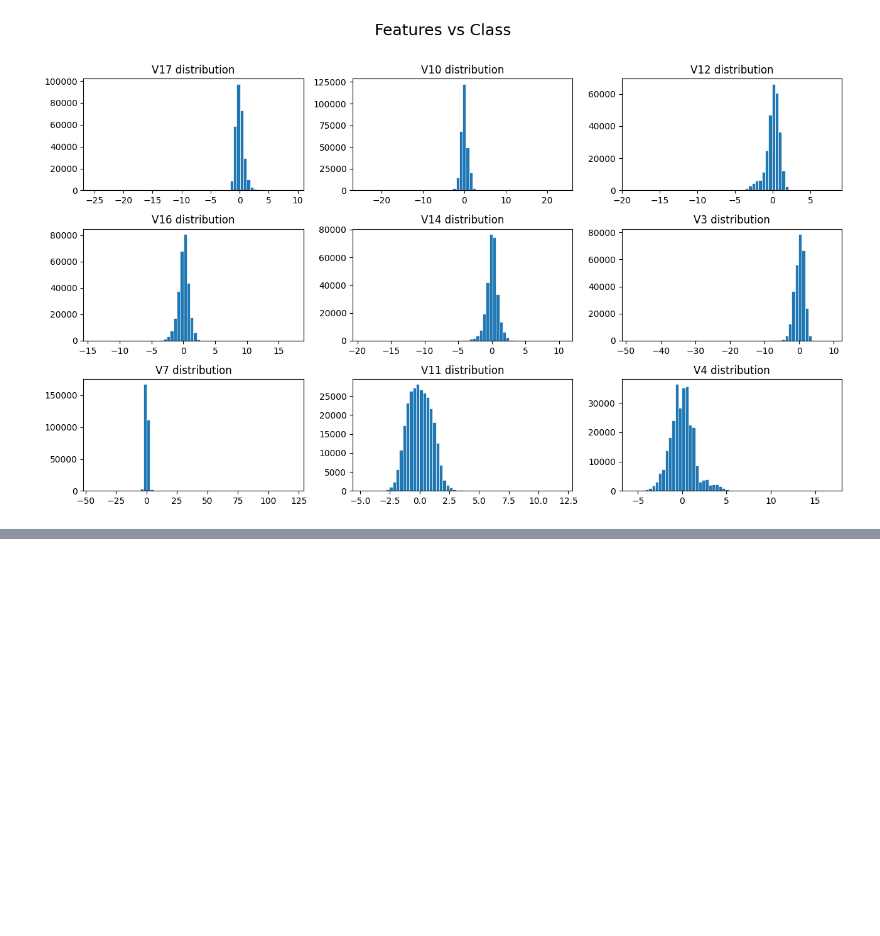
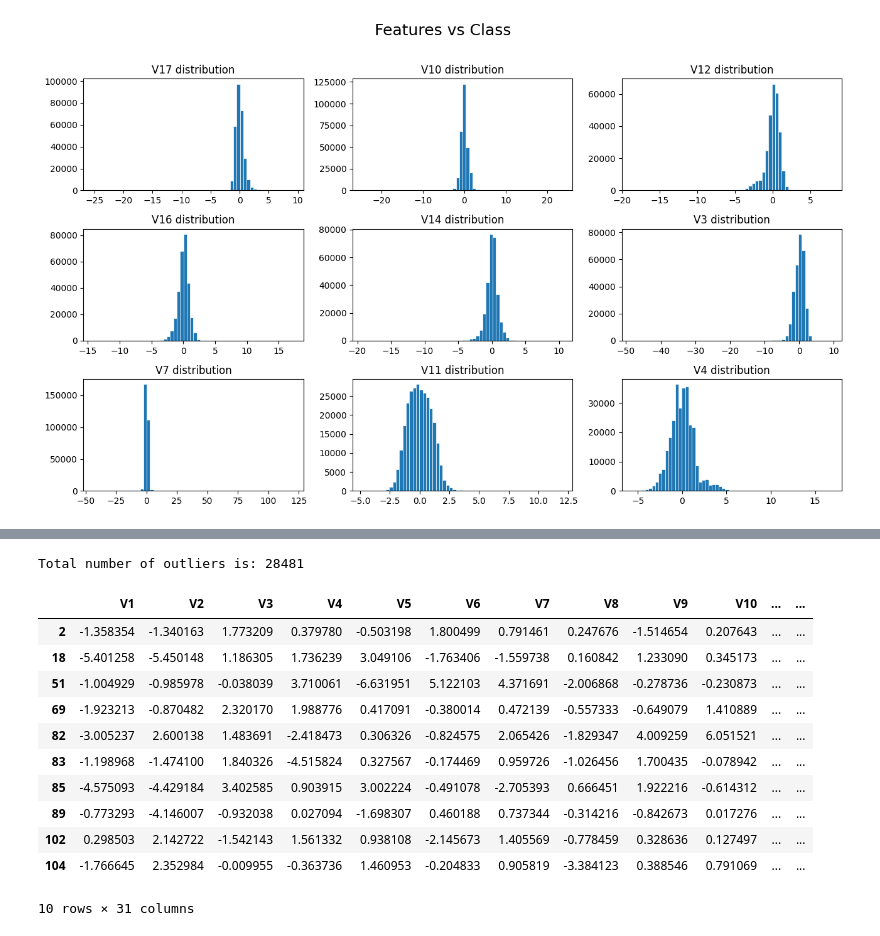
Before and after one commit to arshiataheri/Colabfiles, a Jupyter notebook: KB_Outlier_detection.ipynb, the cells around one changed output, grey strips where cells are left out. Drawn from its saved outputs; the diff is of its cells as text; code cells hidden in the pictures; blank space fills up the shorter version.

```diff
--- a/KB_Outlier_detection.ipynb
+++ b/KB_Outlier_detection.ipynb
@@ -57,0 +239,21 @@ plt.show()
+# %%
+anomaly = df5.loc[df5['anomaly']==-1]
+anomaly_index = list(anomaly.index)
+print('Total number of outliers is:', len(anomaly))
+
+df5[df5['anomaly']==-1].head(10)
+#df_out5 = df5.drop(anomaly_index, axis = 0).reset_index(drop=True)
+# %% [output]
+Total number of outliers is: 28481
+|  | V1 | V2 | V3 | V4 | V5 | V6 | V7 | V8 | V9 | V10 | ... | ... |
+| 2 | -1.358354 | -1.340163 | 1.773209 | 0.379780 | -0.503198 | 1.800499 | 0.791461 | 0.247676 | -1.514654 | 0.207643 | ... | ... |
+| 18 | -5.401258 | -5.450148 | 1.186305 | 1.736239 | 3.049106 | -1.763406 | -1.559738 | 0.160842 | 1.233090 | 0.345173 | ... | ... |
+| 51 | -1.004929 | -0.985978 | -0.038039 | 3.710061 | -6.631951 | 5.122103 | 4.371691 | -2.006868 | -0.278736 | -0.230873 | ... | ... |
+| 69 | -1.923213 | -0.870482 | 2.320170 | 1.988776 | 0.417091 | -0.380014 | 0.472139 | -0.557333 | -0.649079 | 1.410889 | ... | ... |
+| 82 | -3.005237 | 2.600138 | 1.483691 | -2.418473 | 0.306326 | -0.824575 | 2.065426 | -1.829347 | 4.009259 | 6.051521 | ... | ... |
+| 83 | -1.198968 | -1.474100 | 1.840326 | -4.515824 | 0.327567 | -0.174469 | 0.959726 | -1.026456 | 1.700435 | -0.078942 | ... | ... |
+| 85 | -4.575093 | -4.429184 | 3.402585 | 0.903915 | 3.002224 | -0.491078 | -2.705393 | 0.666451 | 1.922216 | -0.614312 | ... | ... |
+| 89 | -0.773293 | -4.146007 | -0.932038 | 0.027094 | -1.698307 | 0.460188 | 0.737344 | -0.314216 | -0.842673 | 0.017276 | ... | ... |
+| 102 | 0.298503 | 2.142722 | -1.542143 | 1.561332 | 0.938108 | -2.145673 | 1.405569 | -0.778459 | 0.328636 | 0.127497 | ... | ... |
+| 104 | -1.766645 | 2.352984 | -0.009955 | -0.363736 | 1.460953 | -0.204833 | 0.905819 | -3.384123 | 0.388546 | 0.791069 | ... | ... |
+10 rows × 31 columns
```
Also changed, not shown: parts of 25 cells of this notebook.
